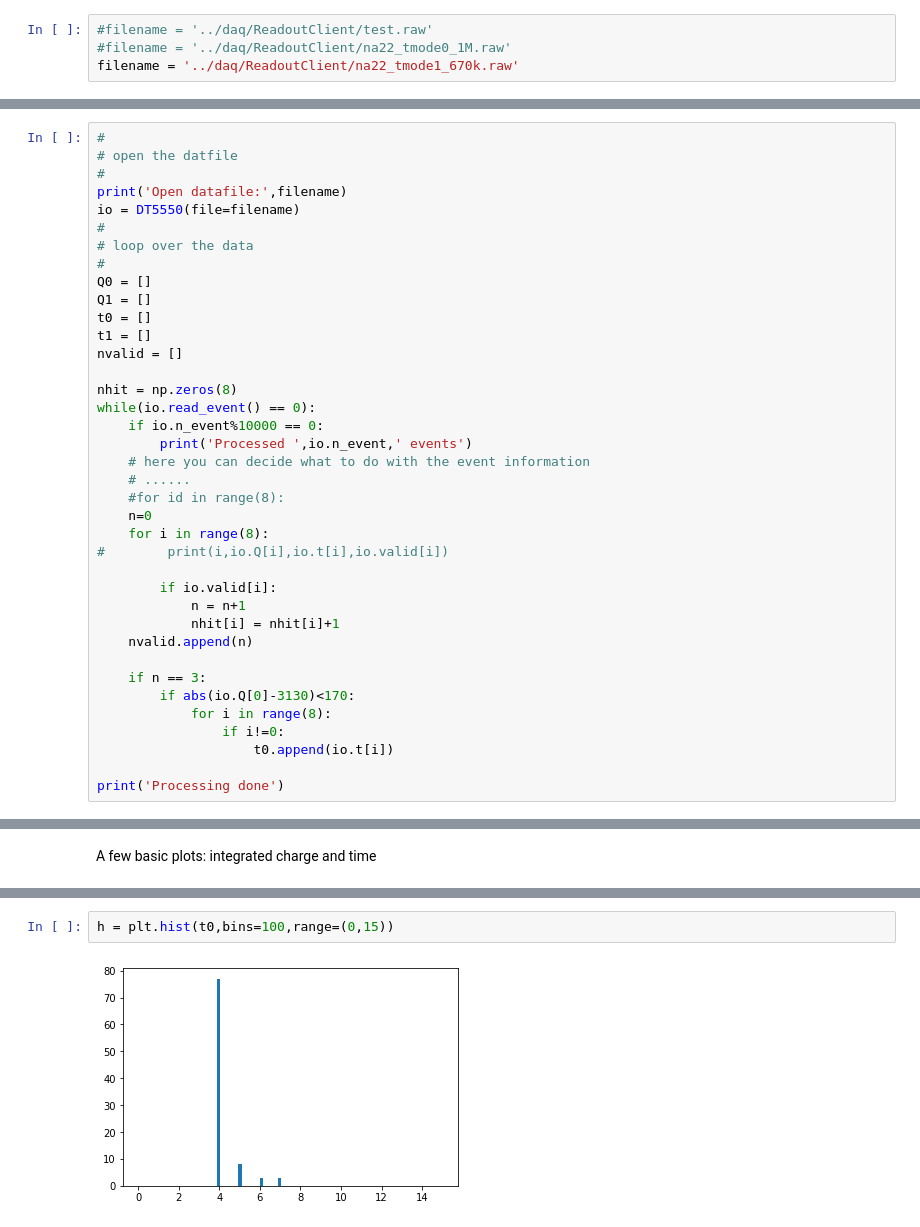
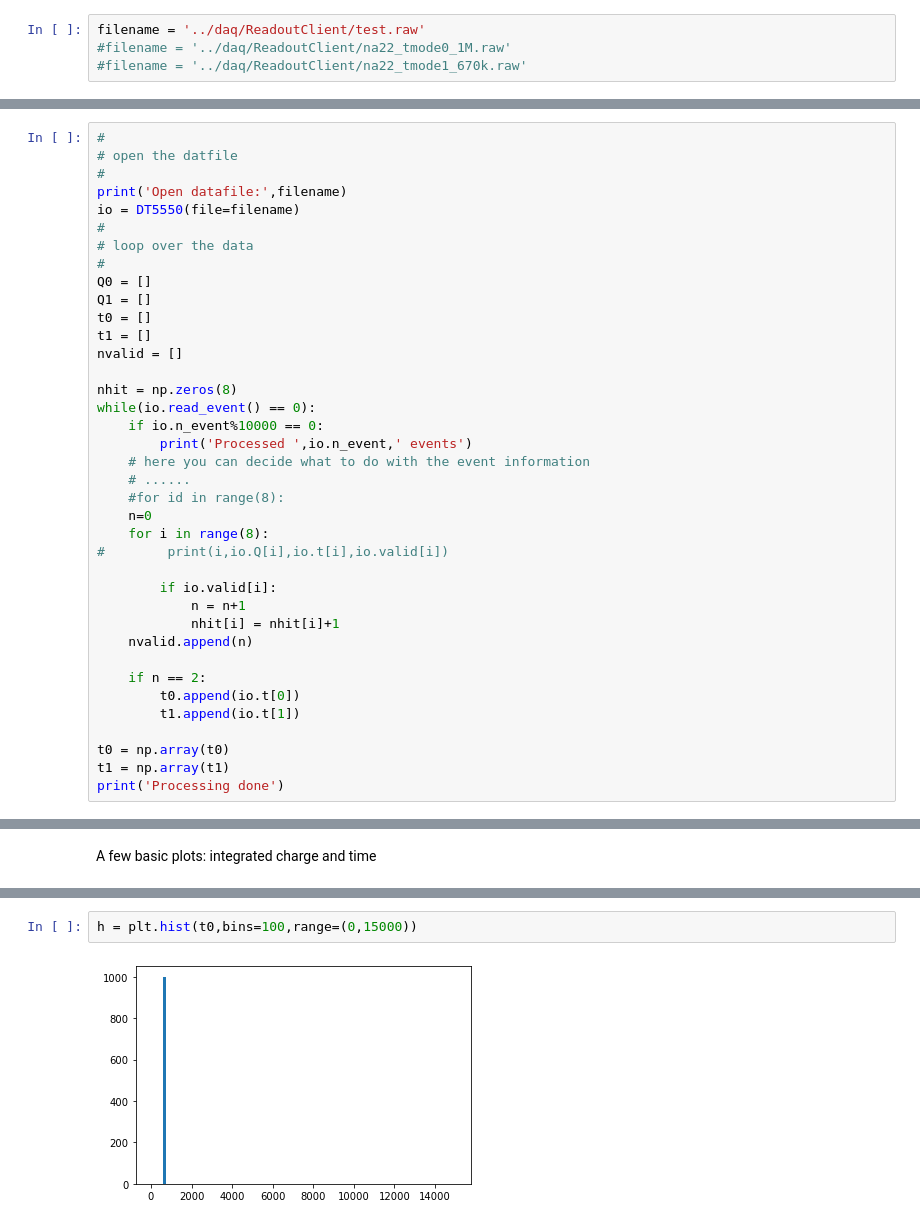
Before and after one commit to acolijn/DT5550_DAQ, a Jupyter notebook: analysis/decode_example.ipynb, the cells around one changed output, grey strips where cells are left out. Drawn from its saved outputs; the diff is of its cells as text.

```diff
--- a/analysis/decode_example.ipynb
+++ b/analysis/decode_example.ipynb
@@ -13,9 +13,9 @@ from DT5550 import DT5550
 # %% [markdown]
 Filename to process
 # %%
-#filename = '../daq/ReadoutClient/test.raw'
+filename = '../daq/ReadoutClient/test.raw'
 #filename = '../daq/ReadoutClient/na22_tmode0_1M.raw'
-filename = '../daq/ReadoutClient/na22_tmode1_670k.raw'
+#filename = '../daq/ReadoutClient/na22_tmode1_670k.raw'
 # %% [markdown]
 Open a datafile and read the data
 # %%
@@ -49,11 +49,11 @@ while(io.read_event() == 0):
             nhit[i] = nhit[i]+1
     nvalid.append(n)
 
-    if n == 3:
-        if abs(io.Q[0]-3130)<170:
-            for i in range(8):
-                if i!=0:
-                    t0.append(io.t[i])
+    if n == 2:
+        t0.append(io.t[0])
+        t1.append(io.t[1])
 
+t0 = np.array(t0)
+t1 = np.array(t1)
 print('Processing done')
 # %% [output]
@@ -129,4 +114,4 @@ h = plt.plot(nhit,'o')
 # %%
-h = plt.hist(t0,bins=100,range=(0,15))
+h = plt.hist(t0,bins=100,range=(0,15000))
 # %% [output]
-[figure, old version]
+[figure, new version]
```
Also changed, not shown: parts of 15 cells of this notebook, 5 other files.
